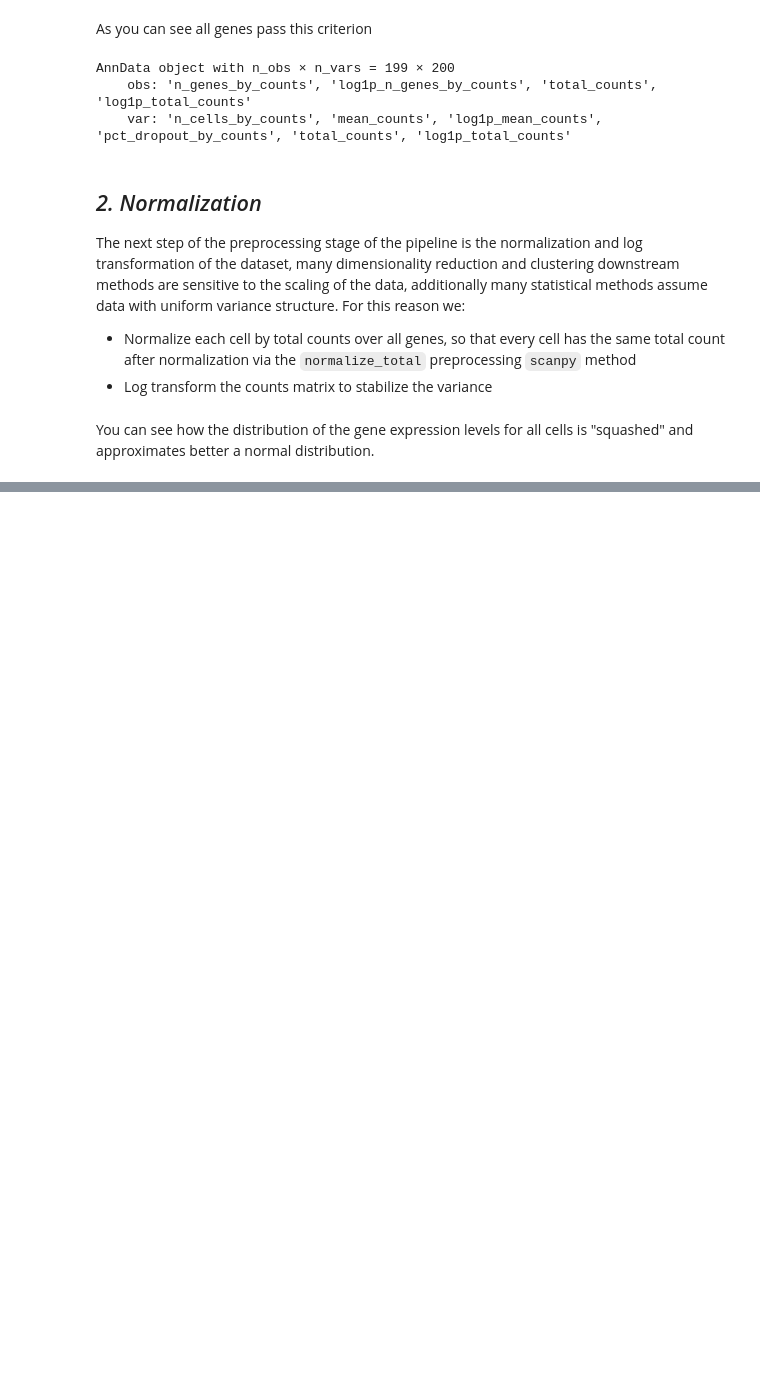
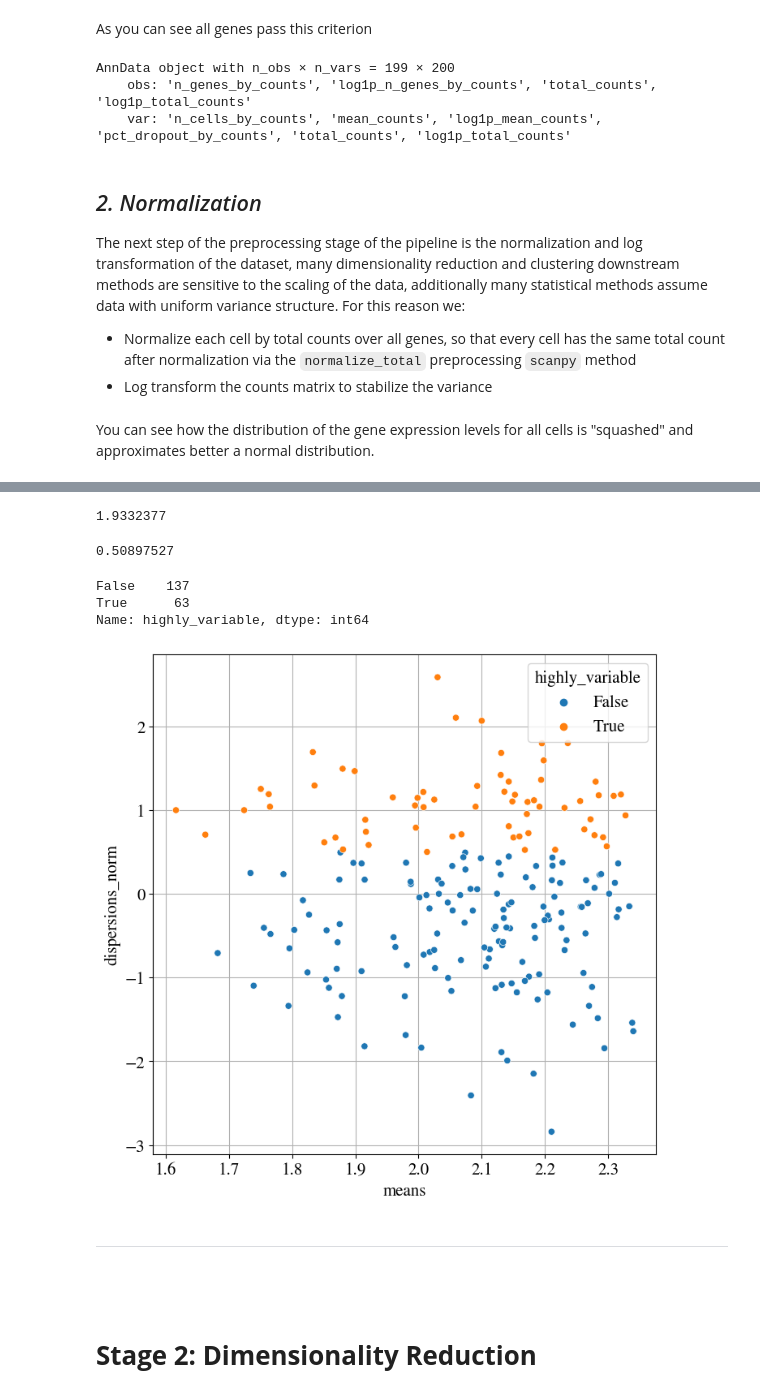
Before and after one commit to KyriakosPsa/scGmix-ML-pipeline, a Jupyter notebook: preprocessing.ipynb, the cells around one changed output, grey strips where cells are left out. Saved outputs shown, nothing was run; the diff lists cells and outputs as text; code cells hidden in the pictures; blank space fills up the shorter version.

```diff
--- a/preprocessing.ipynb
+++ b/preprocessing.ipynb
@@ -163,0 +175,25 @@ hist_subplot(data1 = adata.obs["total_counts"],
+# %%
+print(adata.X.mean(axis =1).mean())
+adata.X.var(axis = 1).mean()
+# %% [output]
+1.9332377
+0.50897527
+# %%
+sc.pp.highly_variable_genes(adata, min_mean=0.0125, max_mean=3, min_disp=0.5)
+adata.var['highly_variable'].value_counts()
+# %% [output]
+False    137
+True      63
+Name: highly_variable, dtype: int64
+# %%
+plt.figure(figsize=(8,8))
+sns.scatterplot(data = adata.var,x = 'means', y =  'dispersions_norm',hue = 'highly_variable')
+plt.grid()
+# %% [output]
+[figure, added]
+# %% [markdown]
+---
+# %% [markdown]
+##
+# %% [markdown]
+# **Stage 2: Dimensionality Reduction**
```
Also changed, not shown: parts of 24 cells of this notebook.
